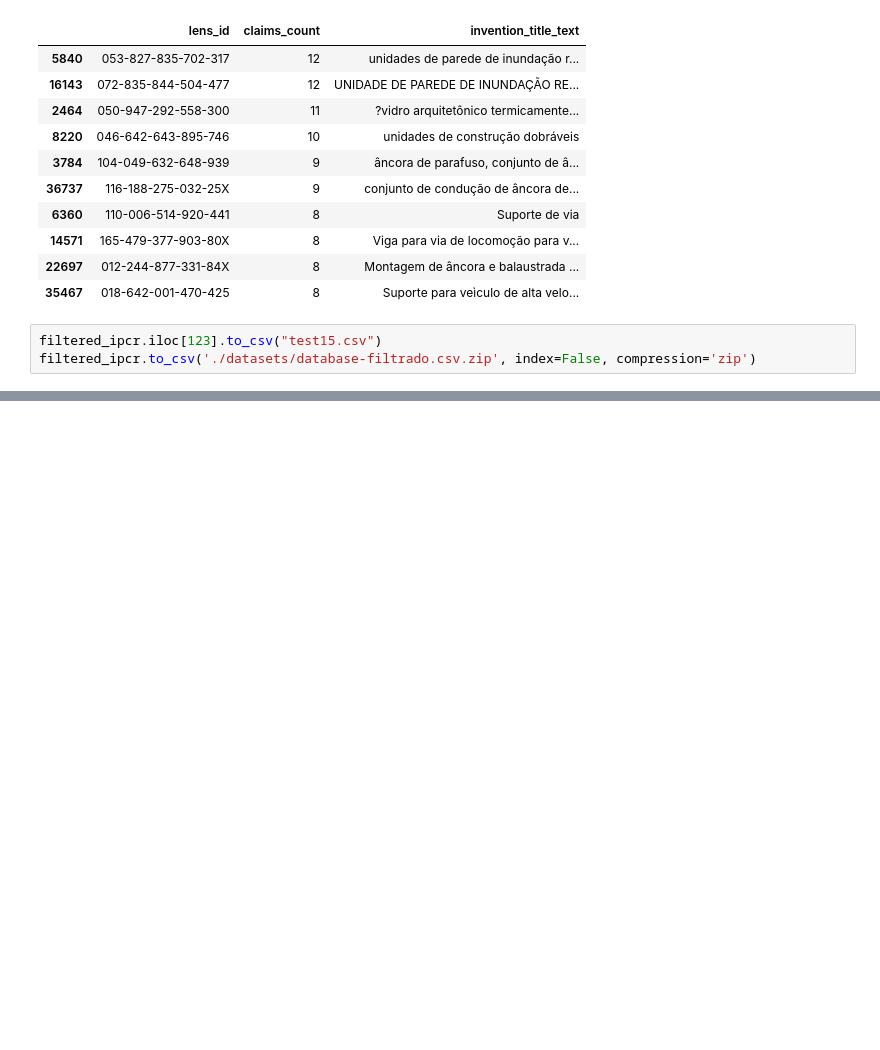
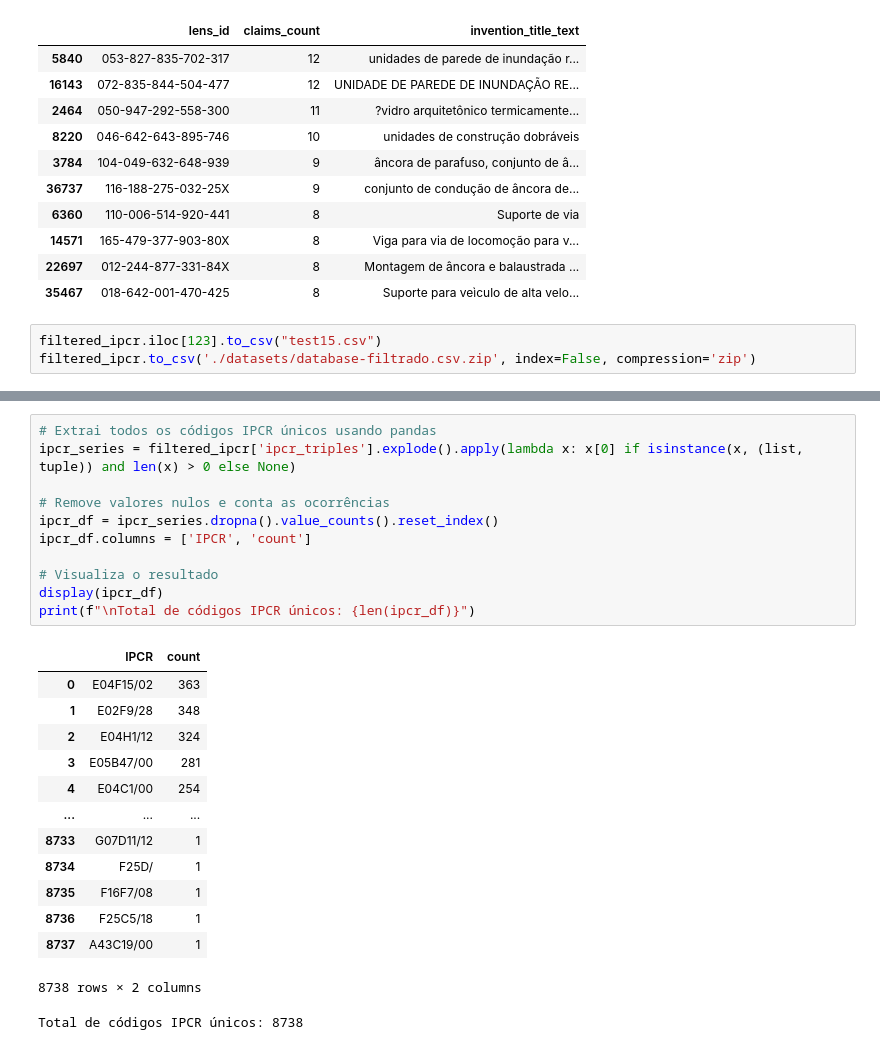
Before and after one commit to devlhm/artigo-rp2, a Jupyter notebook: analise_patentes/analise.ipynb, the cells around one changed output, grey strips where cells are left out. Drawn from its saved outputs; the diff is of its cells as text; blank space fills up the shorter version.

```diff
--- a/analise_patentes/analise.ipynb
+++ b/analise_patentes/analise.ipynb
@@ -813,0 +830,26 @@ filtered_ipcr.to_csv('./datasets/database-filtrado.csv.zip', index=False, compre
+# %%
+# Extrai todos os códigos IPCR únicos usando pandas
+ipcr_series = filtered_ipcr['ipcr_triples'].explode().apply(lambda x: x[0] if isinstance(x, (list, tuple)) and len(x) > 0 else None)
+
+# Remove valores nulos e conta as ocorrências
+ipcr_df = ipcr_series.dropna().value_counts().reset_index()
+ipcr_df.columns = ['IPCR', 'count']
+
+# Visualiza o resultado
+display(ipcr_df)
+print(f"\nTotal de códigos IPCR únicos: {len(ipcr_df)}")
+# %% [output]
+|  | IPCR | count |
+| 0 | E04F15/02 | 363 |
+| 1 | E02F9/28 | 348 |
+| 2 | E04H1/12 | 324 |
+| 3 | E05B47/00 | 281 |
+| 4 | E04C1/00 | 254 |
+| ... | ... | ... |
+| 8733 | G07D11/12 | 1 |
+| 8734 | F25D/ | 1 |
+| 8735 | F16F7/08 | 1 |
+| 8736 | F25C5/18 | 1 |
+| 8737 | A43C19/00 | 1 |
+8738 rows × 2 columns
+Total de códigos IPCR únicos: 8738
```
Also changed, not shown: parts of 4 cells of this notebook, 3 other files.
